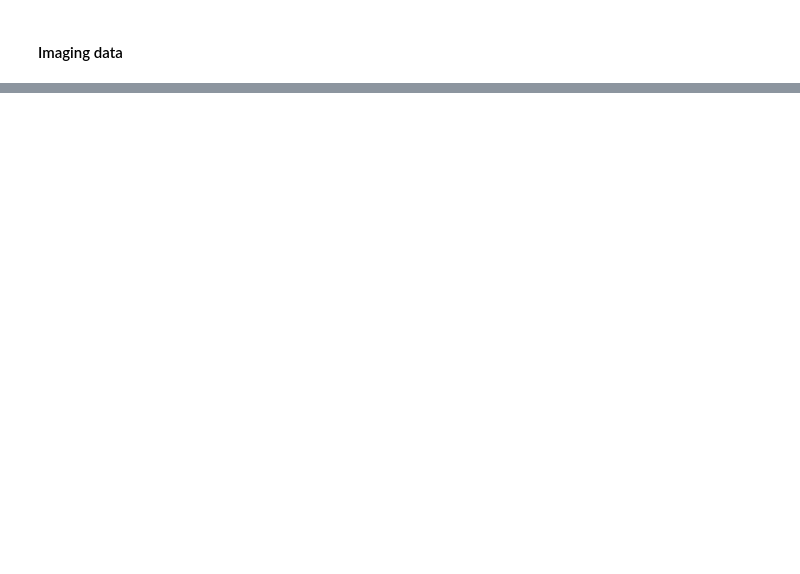
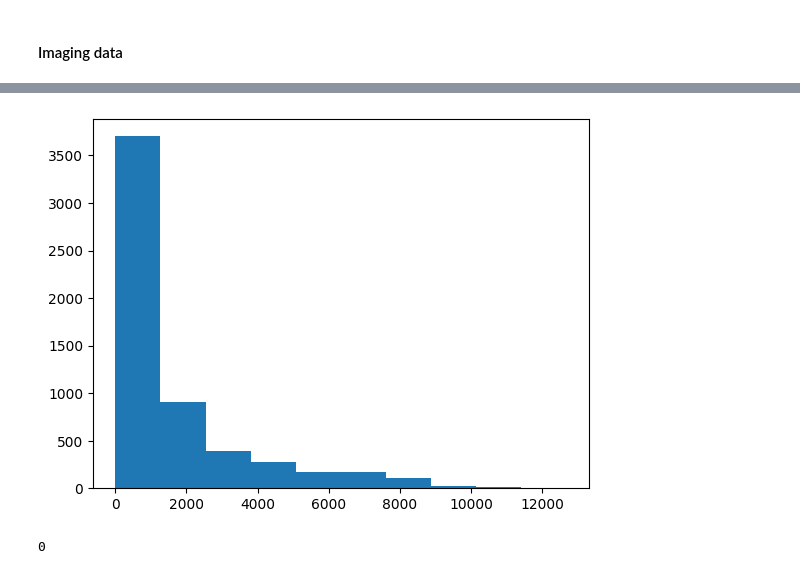
Before and after one commit to vigji/python-cimec-2023, a Jupyter notebook: practicals/Practicals_2.2.ipynb, the cells around one changed output, grey strips where cells are left out. Saved outputs shown, nothing was run; the diff lists cells and outputs as text; code cells hidden in the pictures; blank space fills up the shorter version.

```diff
--- a/practicals/Practicals_2.2.ipynb
+++ b/practicals/Practicals_2.2.ipynb
@@ -44,5 +97,14 @@ Download this practicals file on your computer and fill it out using your local
 # %%
 # Show the histogram of the slice data:
+plt.figure()
+plt.hist(data_array[:, 35, :].flatten())
+plt.show()
+# %% [output]
+[figure, added]
+# %%
+sl_idx
+# %% [output]
+0
 # %%
 # Use subplots and a for loop to display in the same image multiple
 # slices from the data:
```
Also changed, not shown: parts of 10 cells of this notebook, 4 other files.
